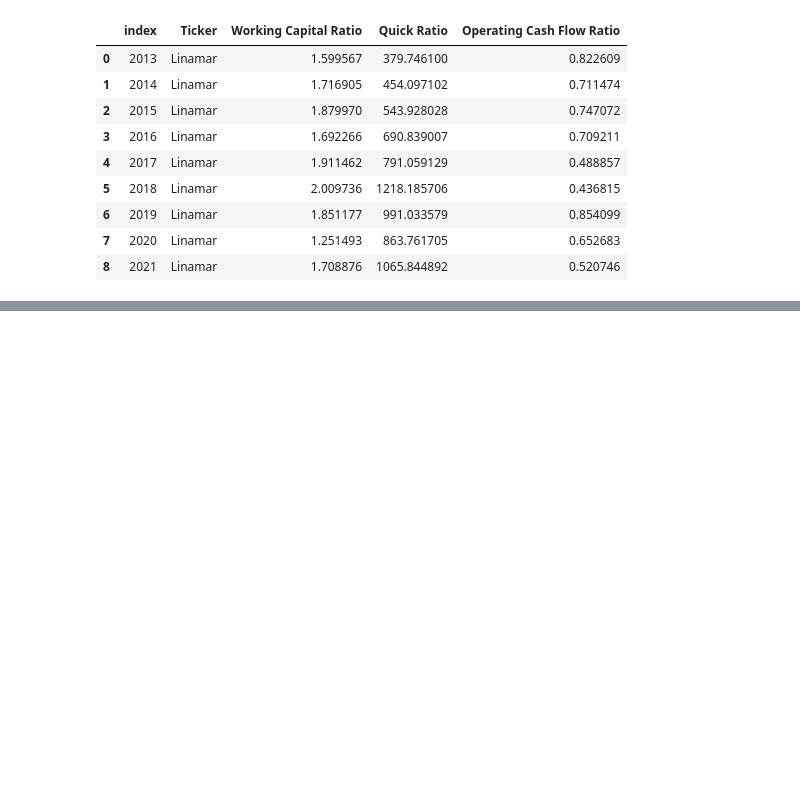
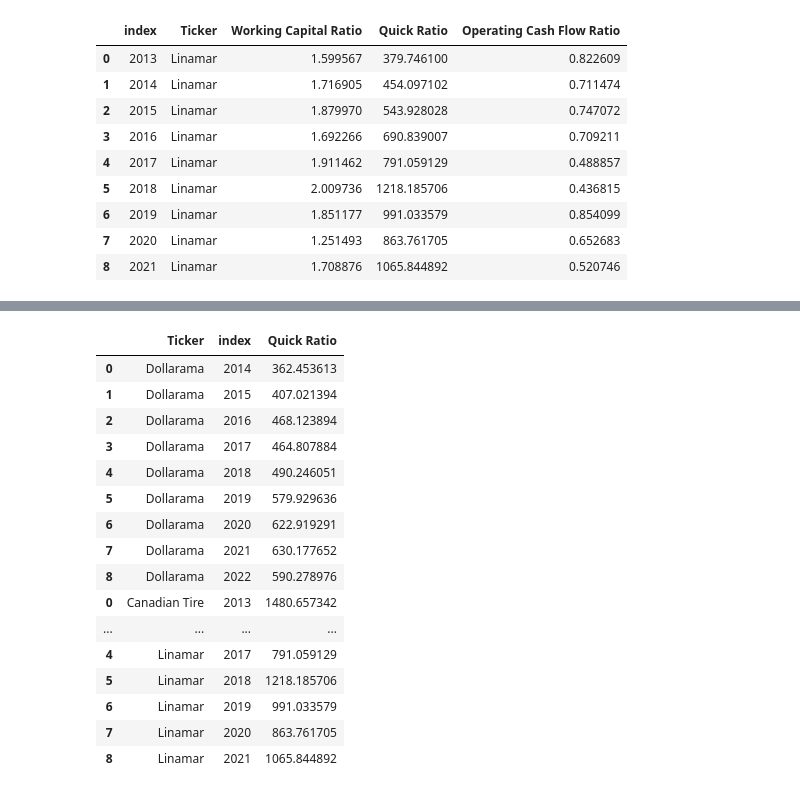
Before and after one commit to jash1112/project-financial_analysis, a Jupyter notebook: the_project from Jash.ipynb, the cells around one changed output, grey strips where cells are left out. Drawn from its saved outputs; the diff is of its cells as text; code cells hidden in the pictures; blank space fills up the shorter version.

```diff
--- a/the_project from Jash.ipynb
+++ b/the_project from Jash.ipynb
@@ -379,7 +399,21 @@ Linamar_ratios_df
 # %%
-# Profitability Ratios
-# 1-Gross Progit Margin = Revenue - Cost of sale / Revenue
-# 2-Net profit margin = Net income / Sales
-# 3-Return On Equity (ROE) = Net income / Shareholder’s equity
-# 4-EPS = (Net income - Preferred dividends) / Average common shares outstanding
+quick_ratio_df
+# %% [output]
+|  | Ticker | index | Quick Ratio |
+| 0 | Dollarama | 2014 | 362.453613 |
+| 1 | Dollarama | 2015 | 407.021394 |
+| 2 | Dollarama | 2016 | 468.123894 |
+| 3 | Dollarama | 2017 | 464.807884 |
+| 4 | Dollarama | 2018 | 490.246051 |
+| 5 | Dollarama | 2019 | 579.929636 |
+| 6 | Dollarama | 2020 | 622.919291 |
+| 7 | Dollarama | 2021 | 630.177652 |
+| 8 | Dollarama | 2022 | 590.278976 |
+| 0 | Canadian Tire | 2013 | 1480.657342 |
+| ... | ... | ... | ... |
+| 4 | Linamar | 2017 | 791.059129 |
+| 5 | Linamar | 2018 | 1218.185706 |
+| 6 | Linamar | 2019 | 991.033579 |
+| 7 | Linamar | 2020 | 863.761705 |
+| 8 | Linamar | 2021 | 1065.844892 |
 # %%
```
Also changed, not shown: parts of 4 cells of this notebook.
